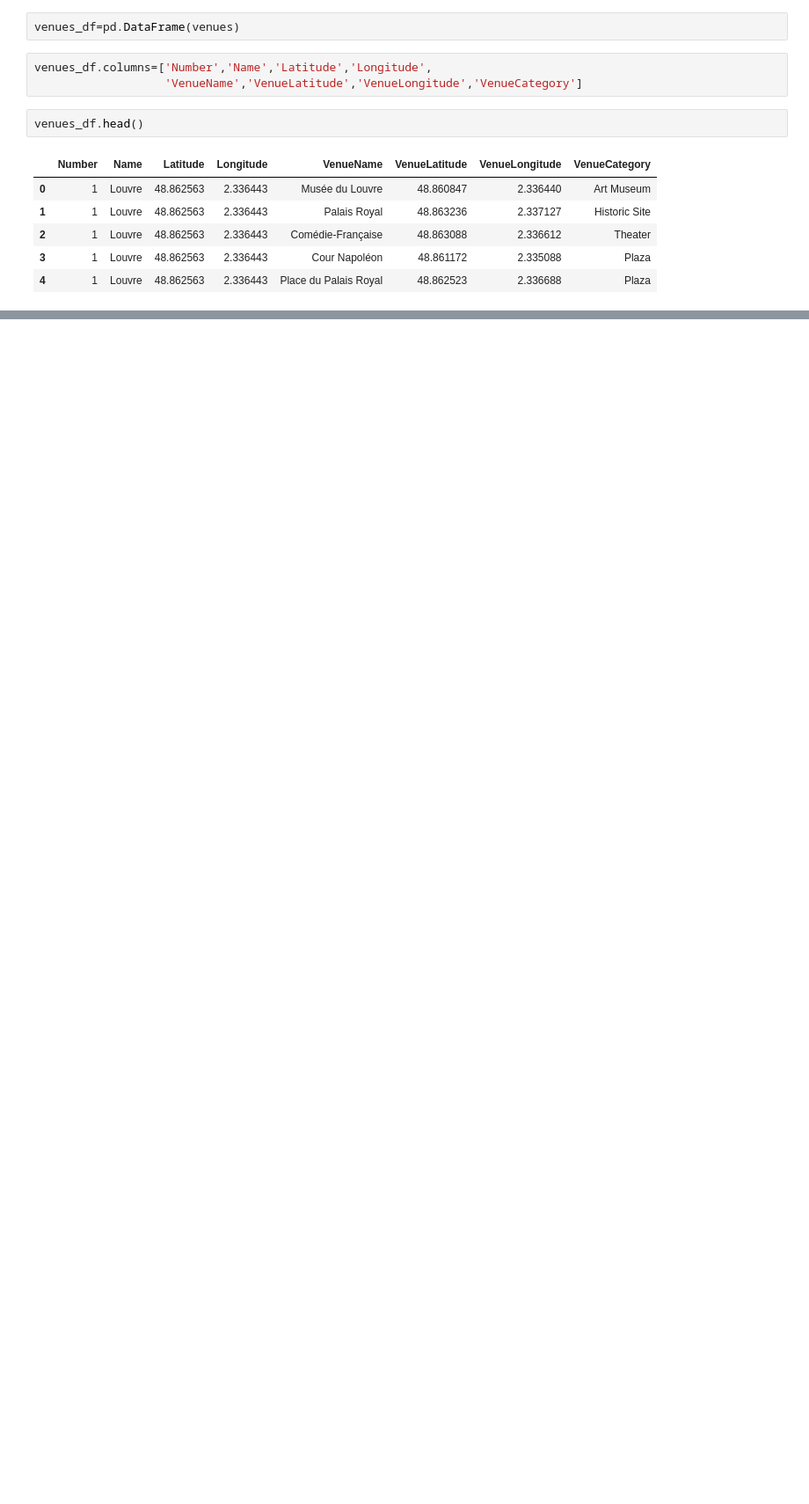
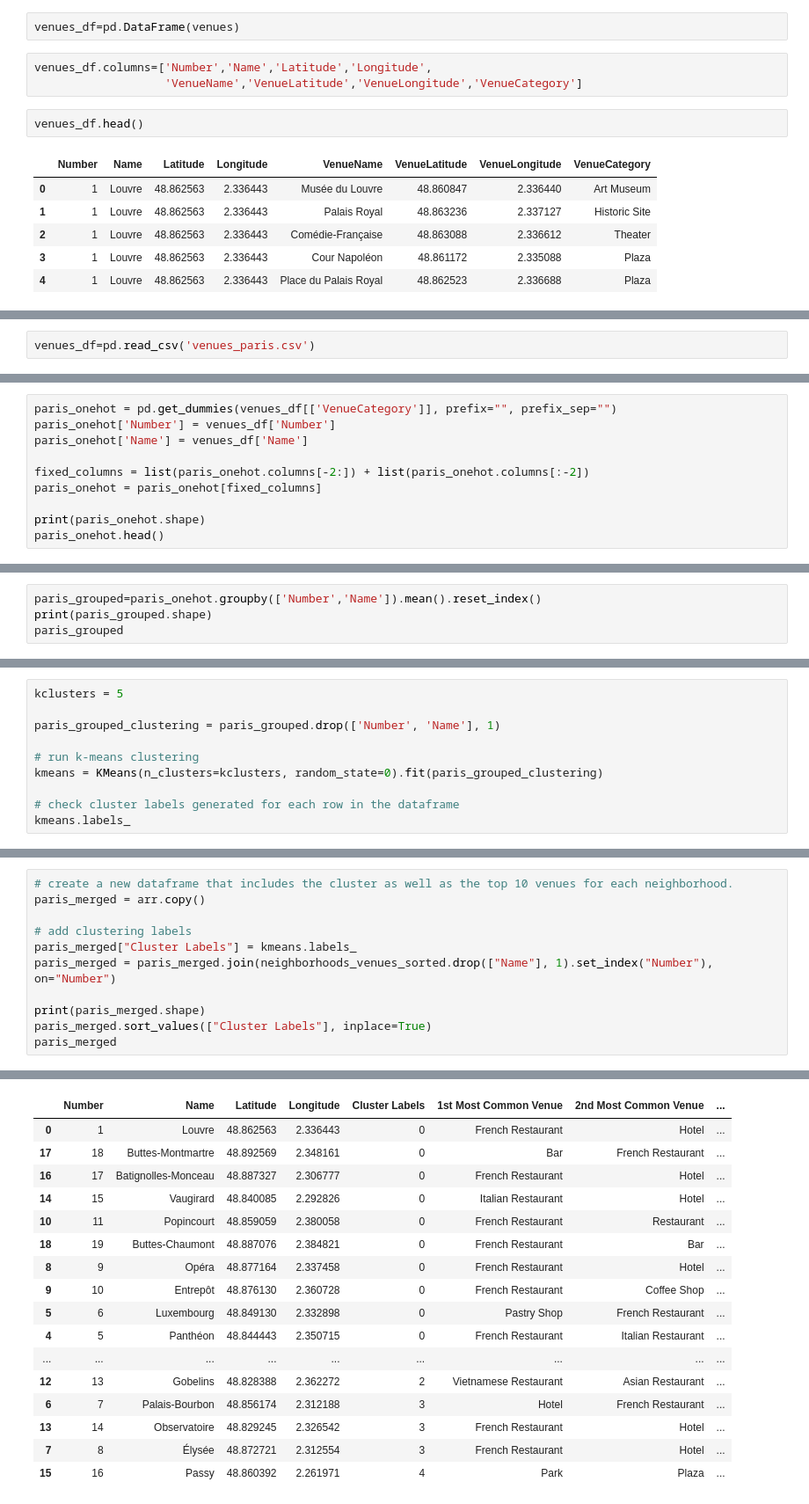
Before and after one commit to gillesw/capstone_ibm, a Jupyter notebook: Modula 4 et 5/Module4-intro.ipynb, the cells around one changed output, grey strips where cells are left out. Shown at 88% size. Saved outputs shown, nothing was run; the diff lists cells and outputs as text; blank space fills up the shorter version.

```diff
--- a/Modula 4 et 5/Module4-intro.ipynb
+++ b/Modula 4 et 5/Module4-intro.ipynb
@@ -140,0 +145,2 @@ venues_df.head()
+# %%
+venues_df=pd.read_csv('venues_paris.csv')
@@ -140,0 +187,10 @@ venues_df.head()
+# %%
+paris_onehot = pd.get_dummies(venues_df[['VenueCategory']], prefix="", prefix_sep="")
+paris_onehot['Number'] = venues_df['Number']
+paris_onehot['Name'] = venues_df['Name']
+
+fixed_columns = list(paris_onehot.columns[-2:]) + list(paris_onehot.columns[:-2])
+paris_onehot = paris_onehot[fixed_columns]
+
+print(paris_onehot.shape)
+paris_onehot.head()
@@ -140,0 +205,4 @@ venues_df.head()
+# %%
+paris_grouped=paris_onehot.groupby(['Number','Name']).mean().reset_index()
+print(paris_grouped.shape)
+paris_grouped
@@ -140,0 +277,10 @@ venues_df.head()
+# %%
+kclusters = 5
+
+paris_grouped_clustering = paris_grouped.drop(['Number', 'Name'], 1)
+
+# run k-means clustering
+kmeans = KMeans(n_clusters=kclusters, random_state=0).fit(paris_grouped_clustering)
+
+# check cluster labels generated for each row in the dataframe
+kmeans.labels_
@@ -140,0 +289,12 @@ venues_df.head()
+# %%
+# create a new dataframe that includes the cluster as well as the top 10 venues for each neighborhood.
+paris_merged = arr.copy()
+
+# add clustering labels
+paris_merged["Cluster Labels"] = kmeans.labels_
+paris_merged = paris_merged.join(neighborhoods_venues_sorted.drop(["Name"], 1).set_index("Number"), on="Number")
+
+print(paris_merged.shape)
+paris_merged.sort_values(["Cluster Labels"], inplace=True)
+paris_merged
+# %% [output]
@@ -140,0 +302,17 @@ venues_df.head()
+|  | Number | Name | Latitude | Longitude | Cluster Labels | 1st Most Common Venue | 2nd Most Common Venue | ... |
+| 0 | 1 | Louvre | 48.862563 | 2.336443 | 0 | French Restaurant | Hotel | ... |
+| 17 | 18 | Buttes-Montmartre | 48.892569 | 2.348161 | 0 | Bar | French Restaurant | ... |
+| 16 | 17 | Batignolles-Monceau | 48.887327 | 2.306777 | 0 | French Restaurant | Hotel | ... |
+| 14 | 15 | Vaugirard | 48.840085 | 2.292826 | 0 | Italian Restaurant | Hotel | ... |
+| 10 | 11 | Popincourt | 48.859059 | 2.380058 | 0 | French Restaurant | Restaurant | ... |
+| 18 | 19 | Buttes-Chaumont | 48.887076 | 2.384821 | 0 | French Restaurant | Bar | ... |
+| 8 | 9 | Opéra | 48.877164 | 2.337458 | 0 | French Restaurant | Hotel | ... |
+| 9 | 10 | Entrepôt | 48.876130 | 2.360728 | 0 | French Restaurant | Coffee Shop | ... |
+| 5 | 6 | Luxembourg | 48.849130 | 2.332898 | 0 | Pastry Shop | French Restaurant | ... |
+| 4 | 5 | Panthéon | 48.844443 | 2.350715 | 0 | French Restaurant | Italian Restaurant | ... |
+| ... | ... | ... | ... | ... | ... | ... | ... | ... |
+| 12 | 13 | Gobelins | 48.828388 | 2.362272 | 2 | Vietnamese Restaurant | Asian Restaurant | ... |
+| 6 | 7 | Palais-Bourbon | 48.856174 | 2.312188 | 3 | Hotel | French Restaurant | ... |
+| 13 | 14 | Observatoire | 48.829245 | 2.326542 | 3 | French Restaurant | Hotel | ... |
+| 7 | 8 | Élysée | 48.872721 | 2.312554 | 3 | French Restaurant | Hotel | ... |
+| 15 | 16 | Passy | 48.860392 | 2.261971 | 4 | Park | Plaza | ... |
```
Also changed, not shown: parts of 27 cells of this notebook.
